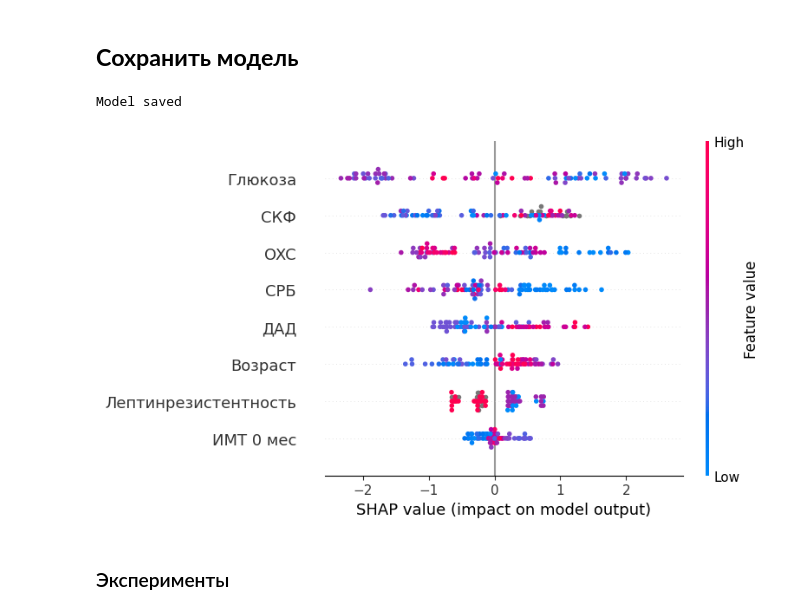
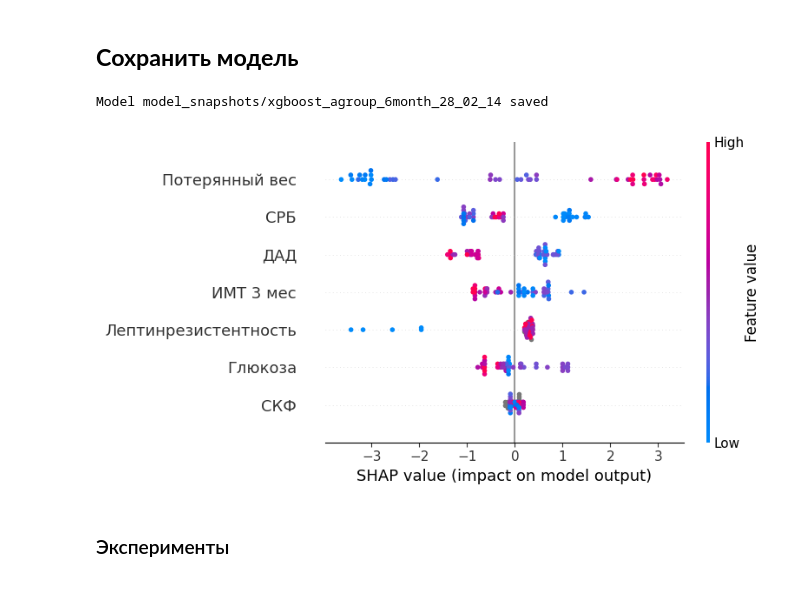
Before and after one commit to geniusserg/Endocrinology, a Jupyter notebook: experiments.ipynb, the cells around one changed output. Drawn from its saved outputs; the diff is of its cells as text; code cells hidden in the pictures.

Commit message:
Model: xgboost_agroup_6month_28_02_14

```diff
--- a/experiments.ipynb
+++ b/experiments.ipynb
@@ -674,6 +666,8 @@ class Dataset:
 
         dataset = dataset[dataset["Лечение"] == medicine].drop("Лечение", axis=1)
 
+        X = dataset
+
         if (target_type=="A"):
             y_target = dataset["% потери веса 3 мес"]
         if (target_type=="B"):
@@ -681,22 +675,25 @@ class Dataset:
         if (target_type=="C"):
             targetcol = ["% потери веса 3 мес", "% потери веса 6 мес"]
             y_target = dataset[targetcol].max(numeric_only = True, axis=1)
+        if (target_type=="both"):
+            additional_param = "Потерянный вес"
+            params.append(additional_param)
+            X[additional_param] = dataset["% потери веса 3 мес"]
+            y_target = dataset["% потери веса 6 мес"]
 
-        target = (y_target >= treshold).astype(int).reset_index(drop=True).to_numpy()
+        y_target = y_target[~np.isnan(y_target)]
+        X = X.loc[y_target.index]
 
-        X = dataset
-        y = target
+        y = (y_target >= treshold).astype(int).reset_index(drop=True).to_numpy()
 
-        if params is not None:
-            X = dataset[params]
+        if (params is None):
+            for j in self.config["targets"]:
+                if (j in X.columns):
+                    X = X.drop(j, axis=1)
+        else:
+            X = X[params]
 
-        X = X.reset_index(drop=True)
-
-        for j in self.config["targets"]:
-            if (j in X.columns):
-                X = X.drop(j, axis=1)
-
-        X = X.astype(float)
+        X = X.reset_index(drop=True).astype(float)
         return X, y
 # %%
 def classification_experiment(model, X, y, use_pipeline=True, imputer=SimpleImputer(), scaler=StandardScaler()):
@@ -798,42 +795,41 @@ def get_predictions_with_confidence(model, X, y, multi_class=False):
 from datetime import datetime
 def save_experiment(model, X, y, experiment_name, snapshot_folder = "model_snapshots"):
     current_datetime = datetime.now()
     formatted_datetime = current_datetime.strftime("%d_%m_%H")
     if (not os.path.exists(f"{snapshot_folder}/{experiment_name}_{formatted_datetime}")):
         os.mkdir(f"{snapshot_folder}/{experiment_name}_{formatted_datetime}")
     model_path = f"{snapshot_folder}/{experiment_name}_{formatted_datetime}/model.pkl"
     expaliner_path = f"{snapshot_folder}/{experiment_name}_{formatted_datetime}/explainer.pkl"
     plot_path = f"{snapshot_folder}/{experiment_name}_{formatted_datetime}/shap_overall.jpg"
     data_path = f"{snapshot_folder}/{experiment_name}_{formatted_datetime}/data.csv"
 
     model.fit(X, y)
     explainer = shap.TreeExplainer(model, X)
     explainer.X = X
     explainer.y = y
     pickle.dump(model, open(model_path, "wb"))
     pickle.dump(explainer, open(expaliner_path, "wb"))
     data = pd.concat([X, pd.Series(y)], axis=1).rename(columns={0: "success"})
     data.to_csv(data_path)
 
     shap.summary_plot(explainer(X)[:, :], X, show=False)
     plt.tight_layout()
     plt.savefig(plot_path)
     return f"{snapshot_folder}/{experiment_name}_{formatted_datetime}"
 
 
 dt = Dataset(dataset_path="data/dataset_almazov_november.xlsx"); dt.preprocess(agroup_params_only=False)
-# dt = Dataset(dataset_path="data/dataset_september.xlsx"); dt.preprocess(agroup_params_only=False)
-params_good = ['Возраст', "ДАД", "OXC", 'СКФ', "Глюкоза", "ИМТ 0 мес", "Лептинрезистентность", "СРБ"]
-X, y = dt.get_X_y("SIB", 5, params=params_good, target_type="A")
+params_good = ["ИМТ 3 мес", "СРБ", "Лептинрезистентность", "Глюкоза", 'СКФ', "ДАД"]
+# params_good = ['Возраст', "ДАД", "OXC", 'СКФ', "Глюкоза", "ИМТ 0 мес", "ИМТ 3 мес", "Лептинрезистентность", "СРБ"]
+X, y = dt.get_X_y("SIB", 7, params=params_good, target_type="both")
 model, X, y_true, y_pred, y_pred_proba = classification_experiment(XGBClassifier(), X, y, use_pipeline=False)
-experiment_name = "xgboost_agroup_vibros"
+experiment_name = "xgboost_agroup_6month"
+exp_name = save_experiment(model, X, y, experiment_name)
 
-save_experiment(model, X, y, experiment_name)
-
-print("Model saved")
+print(f"Model {exp_name} saved")
 # %% [output]
-Model saved
+Model model_snapshots/xgboost_agroup_6month_28_02_14 saved
-[figure, old version]
+[figure, new version]
 # %% [markdown]
 ### Эксперименты
 # %%
```
Also changed, not shown: parts of 9 cells of this notebook, 4 other files.
